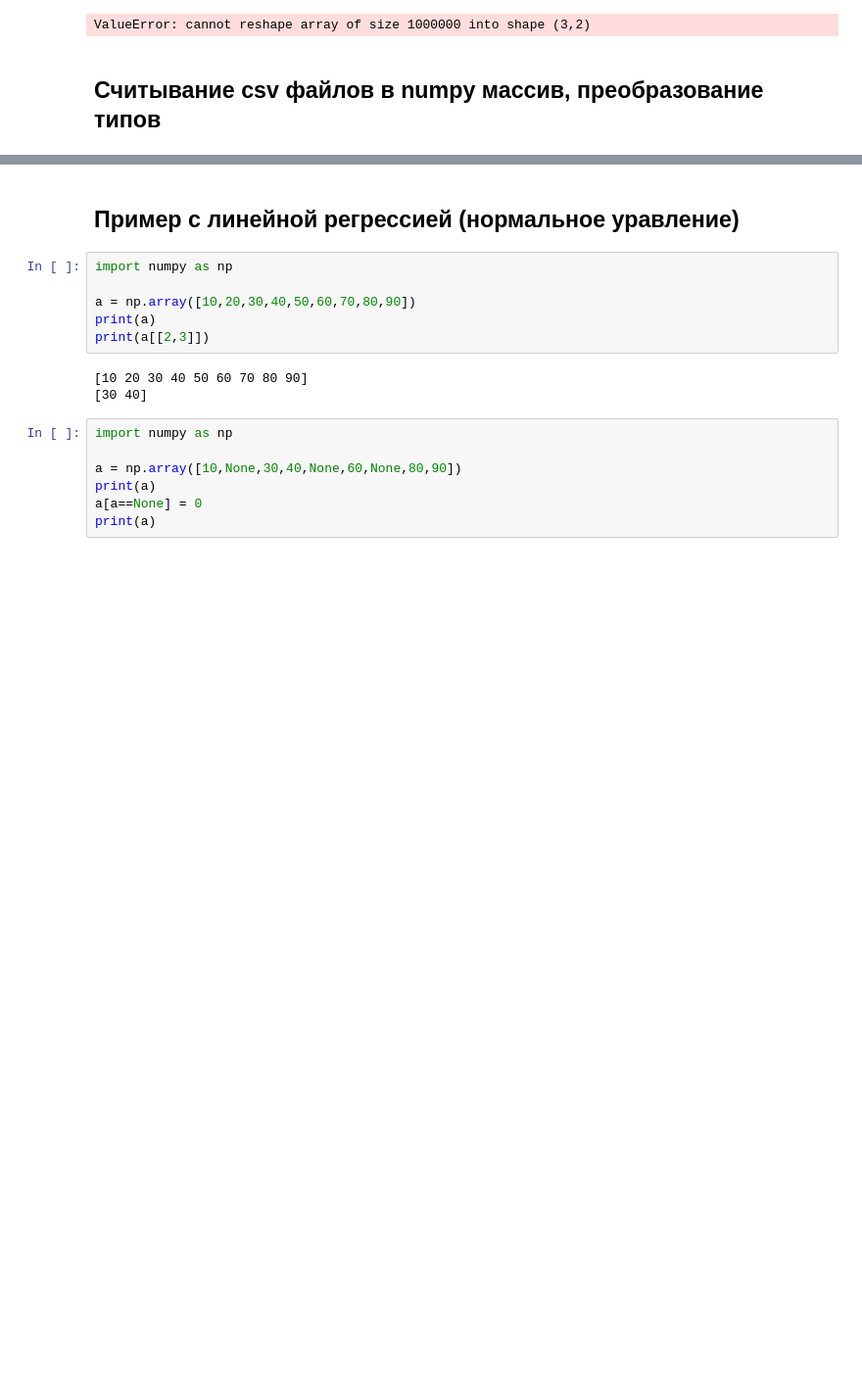
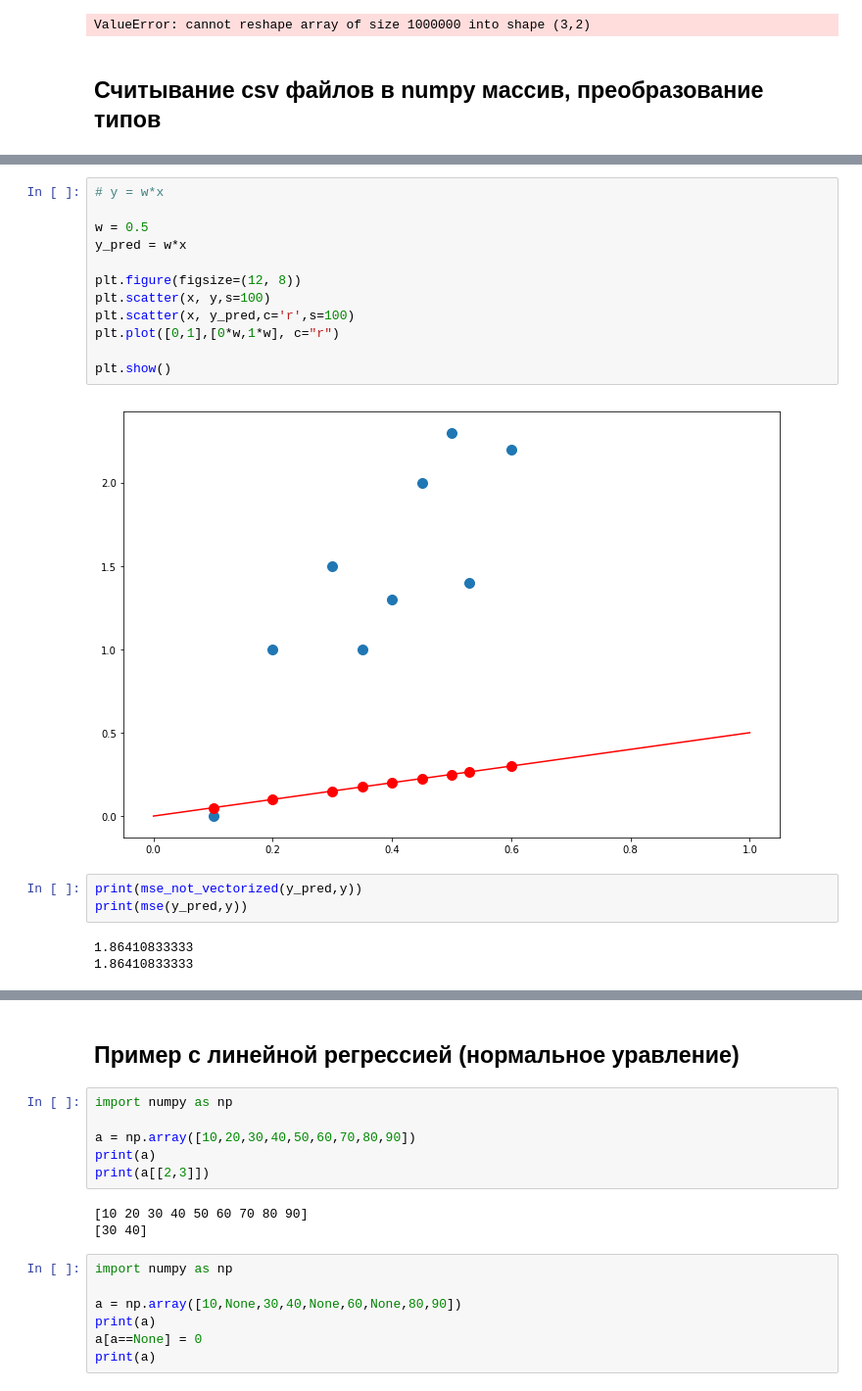
Before and after one commit to nesterione/dl, a Jupyter notebook: lesson3/lesson3.ipynb, the cells around one changed output, grey strips where cells are left out. Shown: that part at 98% size. Drawn from its saved outputs; the diff is of its cells as text; blank space fills up the shorter version.

```diff
--- a/lesson3/lesson3.ipynb
+++ b/lesson3/lesson3.ipynb
@@ -366,0 +399,20 @@ ValueError: cannot reshape array of size 1000000 into shape (3,2)
+# %%
+# y = w*x
+
+w = 0.5
+y_pred = w*x
+
+plt.figure(figsize=(12, 8))
+plt.scatter(x, y,s=100)
+plt.scatter(x, y_pred,c='r',s=100)
+plt.plot([0,1],[0*w,1*w], c="r")
+
+plt.show()
+# %% [output]
+[figure, added]
+# %%
+print(mse_not_vectorized(y_pred,y))
+print(mse(y_pred,y))
+# %% [output]
+1.86410833333
+1.86410833333
```
Also changed, not shown: parts of 11 cells of this notebook.
